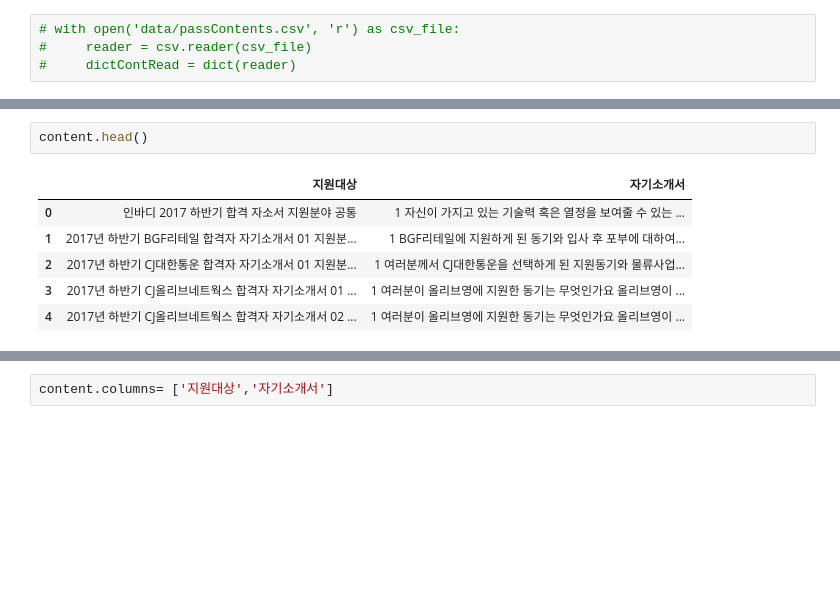
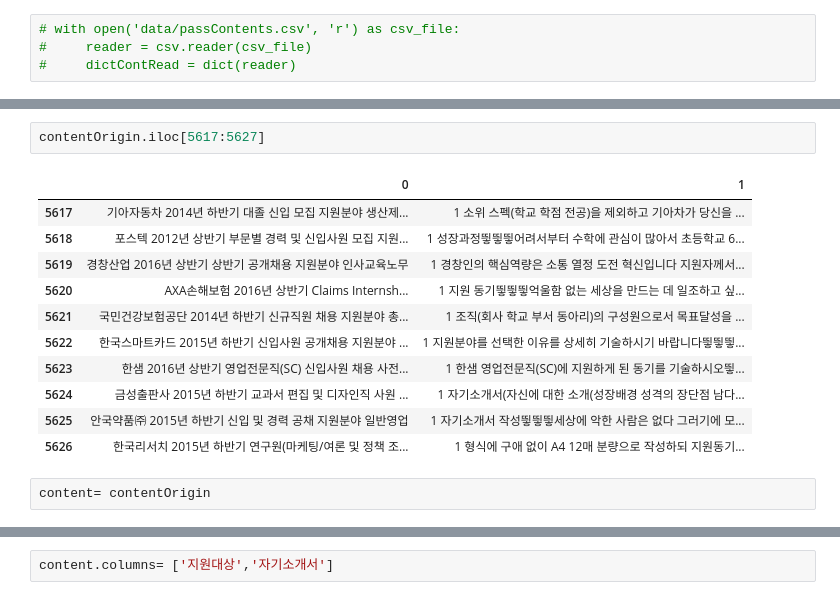
Before and after one commit to firstock/justBackup, a Jupyter notebook: utility/scrap_passSelfintro.ipynb, the cells around one changed output, grey strips where cells are left out. Saved outputs shown, nothing was run; the diff lists cells and outputs as text; blank space fills up the shorter version.

```diff
--- a/utility/scrap_passSelfintro.ipynb
+++ b/utility/scrap_passSelfintro.ipynb
@@ -256,11 +267,18 @@ len(content)
 # %% [output]
 6306
+# %%
+contentOrigin.iloc[5617:5627]
+# %% [output]
+|  | 0 | 1 |
+| 5617 | 기아자동차 2014년 하반기 대졸 신입 모집 지원분야 생산제... | 1 소위 스펙(학교 학점 전공)을 제외하고 기아차가 당신을 ... |
+| 5618 | 포스텍 2012년 상반기 부문별 경력 및 신입사원 모집 지원... | 1 성장과정띟띟띟어려서부터 수학에 관심이 많아서 초등학교 6... |
+| 5619 | 경창산업 2016년 상반기 상반기 공개채용 지원분야 인사교육노무 | 1 경창인의 핵심역량은 소통 열정 도전 혁신입니다 지원자께서... |
+| 5620 | AXA손해보험 2016년 상반기 Claims Internsh... | 1 지원 동기띟띟띟억울함 없는 세상을 만드는 데 일조하고 싶... |
+| 5621 | 국민건강보험공단 2014년 하반기 신규직원 채용 지원분야 총... | 1 조직(회사 학교 부서 동아리)의 구성원으로서 목표달성을 ... |
+| 5622 | 한국스마트카드 2015년 하반기 신입사원 공개채용 지원분야 ... | 1 지원분야를 선택한 이유를 상세히 기술하시기 바랍니다띟띟띟... |
+| 5623 | 한샘 2016년 상반기 영업전문직(SC) 신입사원 채용 사전... | 1 한샘 영업전문직(SC)에 지원하게 된 동기를 기술하시오띟... |
+| 5624 | 금성출판사 2015년 하반기 교과서 편집 및 디자인직 사원 ... | 1 자기소개서(자신에 대한 소개(성장배경 성격의 장단점 남다... |
+| 5625 | 안국약품㈜ 2015년 하반기 신입 및 경력 공채 지원분야 일반영업 | 1 자기소개서 작성띟띟띟세상에 악한 사람은 없다 그러기에 모... |
+| 5626 | 한국리서치 2015년 하반기 연구원(마케팅/여론 및 정책 조... | 1 형식에 구애 없이 A4 12매 분량으로 작성하되 지원동기... |
 # %%
-content.head()
+content= contentOrigin
-# %% [output]
-|  | 지원대상 | 자기소개서 |
-| 0 | 인바디 2017 하반기 합격 자소서 지원분야 공통 | 1 자신이 가지고 있는 기술력 혹은 열정을 보여줄 수 있는 ... |
-| 1 | 2017년 하반기 BGF리테일 합격자 자기소개서 01 지원분... | 1 BGF리테일에 지원하게 된 동기와 입사 후 포부에 대하여... |
-| 2 | 2017년 하반기 CJ대한통운 합격자 자기소개서 01 지원분... | 1 여러분께서 CJ대한통운을 선택하게 된 지원동기와 물류사업... |
-| 3 | 2017년 하반기 CJ올리브네트웍스 합격자 자기소개서 01 ... | 1 여러분이 올리브영에 지원한 동기는 무엇인가요 올리브영이 ... |
-| 4 | 2017년 하반기 CJ올리브네트웍스 합격자 자기소개서 02 ... | 1 여러분이 올리브영에 지원한 동기는 무엇인가요 올리브영이 ... |
```
Also changed, not shown: parts of 33 cells of this notebook, 1 other file.
